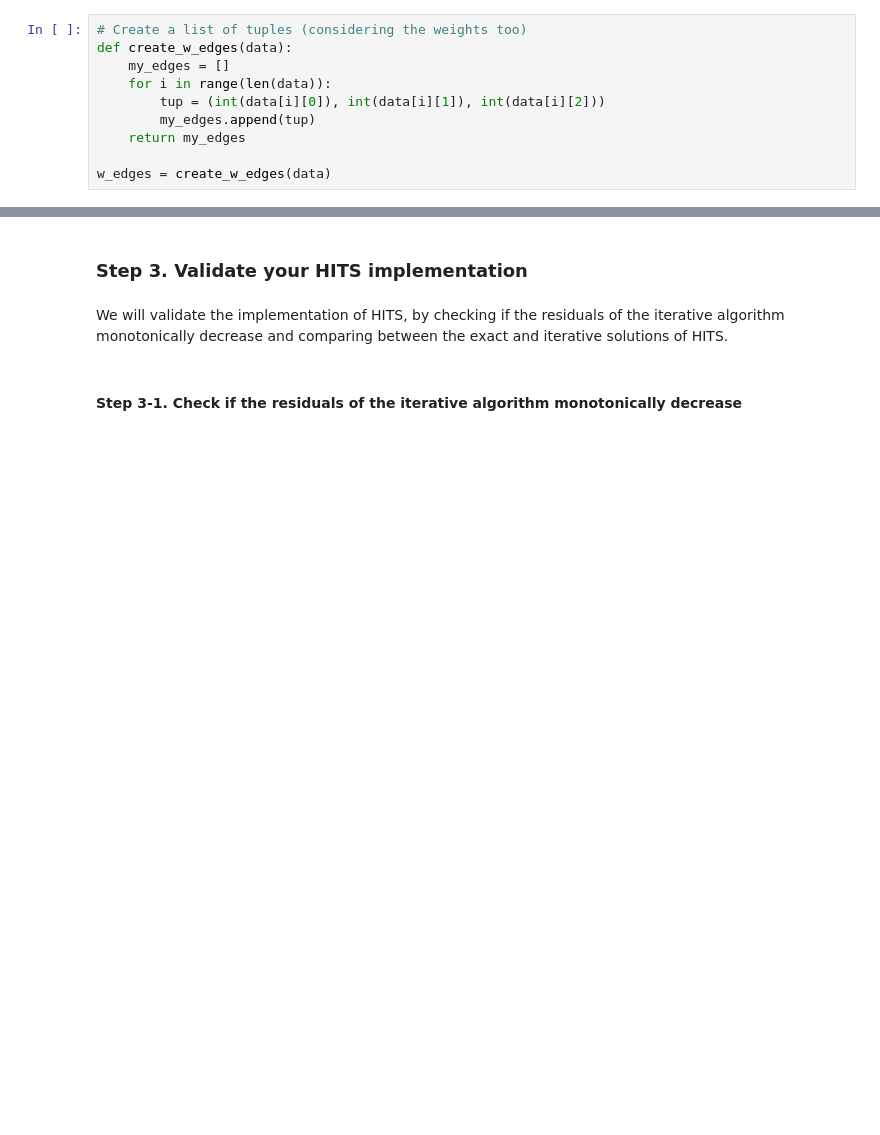
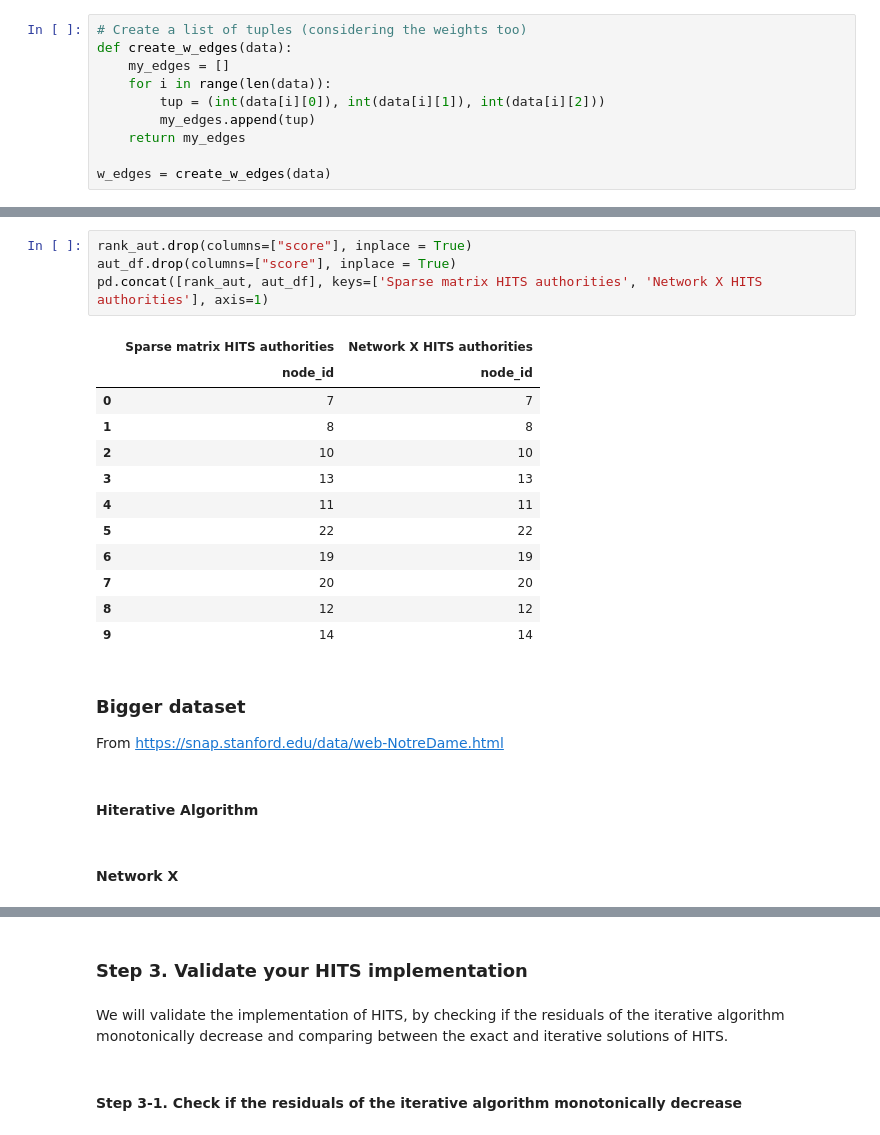
Before and after one commit to BiancaBenelli/Mining_massive_datasets, a Jupyter notebook: hubs_and_authorities/Session 4. Tutorial on HITS.ipynb, the cells around one changed output, grey strips where cells are left out. Drawn from its saved outputs; the diff is of its cells as text; blank space fills up the shorter version.

```diff
--- a/hubs_and_authorities/Session 4. Tutorial on HITS.ipynb
+++ b/hubs_and_authorities/Session 4. Tutorial on HITS.ipynb
@@ -262,0 +276,24 @@ display(sorted_aut)
+# %%
+rank_aut.drop(columns=["score"], inplace = True)
+aut_df.drop(columns=["score"], inplace = True)
+pd.concat([rank_aut, aut_df], keys=['Sparse matrix HITS authorities', 'Network X HITS authorities'], axis=1)
+# %% [output]
+|  | Sparse matrix HITS authorities | Network X HITS authorities |
+|  | node_id | node_id |
+| 0 | 7 | 7 |
+| 1 | 8 | 8 |
+| 2 | 10 | 10 |
+| 3 | 13 | 13 |
+| 4 | 11 | 11 |
+| 5 | 22 | 22 |
+| 6 | 19 | 19 |
+| 7 | 20 | 20 |
+| 8 | 12 | 12 |
+| 9 | 14 | 14 |
+# %% [markdown]
+### Bigger dataset
+From https://snap.stanford.edu/data/web-NotreDame.html
+# %% [markdown]
+#### Hiterative Algorithm
+# %% [markdown]
+#### Network X
```
Also changed, not shown: parts of 12 cells of this notebook, 2 other files.
